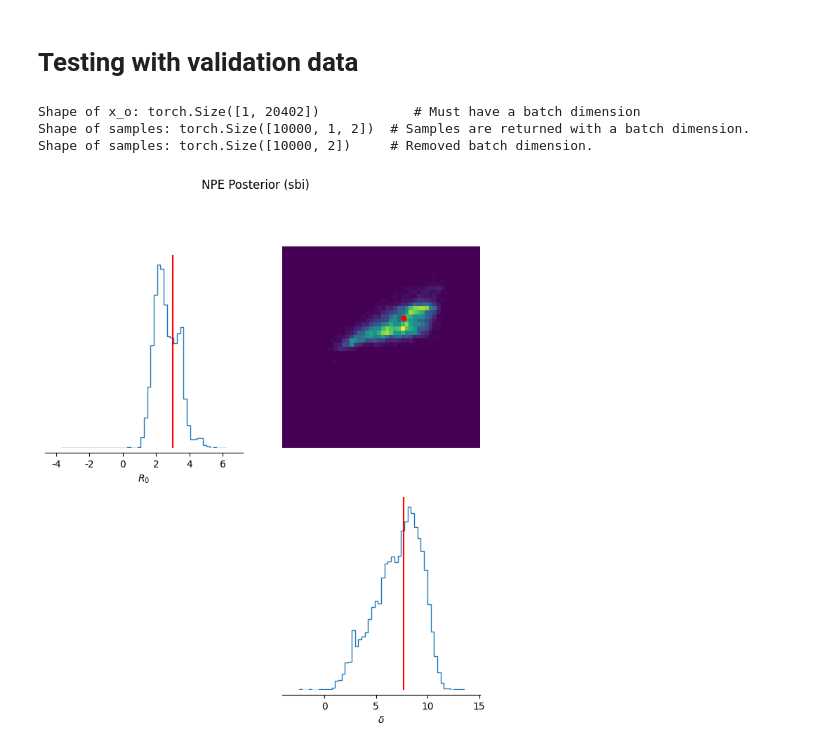
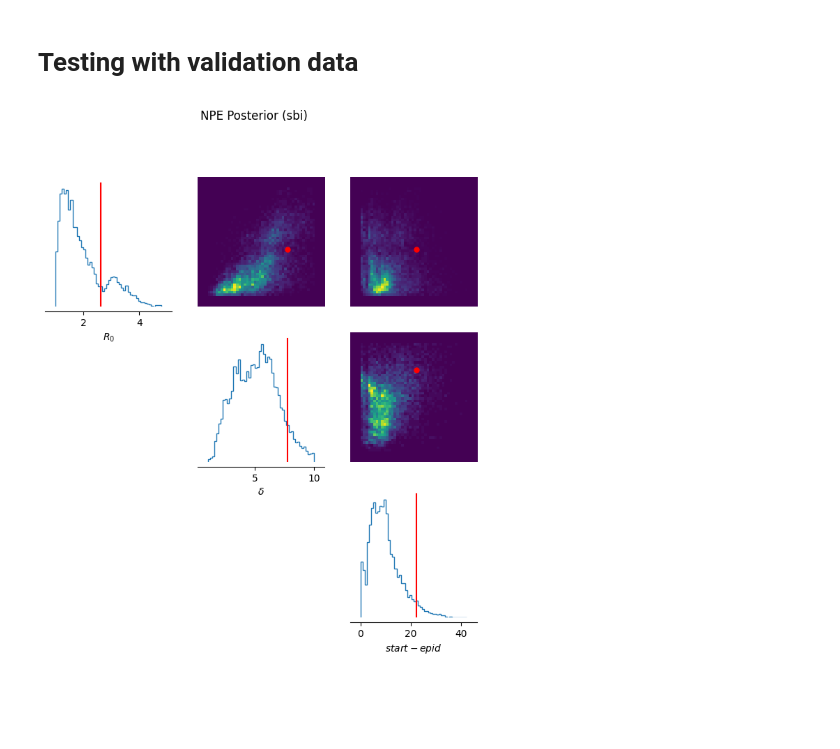
Before and after one commit to vgarot/sbi-hackathon-2026, a Jupyter notebook: models/sequence-alignments/Filippo.ipynb, the cells around one changed output. Saved outputs shown, nothing was run; the diff lists cells and outputs as text; code cells hidden in the pictures; blank space fills up the shorter version.

Commit message:
Working CNN on 3 parameters

```diff
--- a/models/sequence-alignments/Filippo.ipynb
+++ b/models/sequence-alignments/Filippo.ipynb
@@ -201,28 +233,24 @@ Training complete and memory cleaned!
+# %%
+posterior = DirectPosterior(density_estimator, prior)
 # %% [markdown]
 # Testing with training data
 # %%
 train_iter = iter(train_loader)
 batch = next(train_iter)
 
-x_o = torch.flatten(torch.as_tensor(batch[0][0], dtype=torch.float32), start_dim=1)
-theta_o = torch.as_tensor(batch[1], dtype=torch.float32)
+x_o = batch[0]
+theta_o = batch[1]
 
-print(f"Shape of x_o: {x_o.shape}            # Must have a batch dimension")
+print(f"x_o shape: {x_o.shape}, theta_o shape: {theta_o.shape}")
 
-samples = density_estimator.sample((10000,), condition=x_o).detach()
-print(
-    f"Shape of samples: {samples.shape}  # Samples are returned with a batch dimension."
-)
-
-samples = samples.squeeze(dim=1)
-print(f"Shape of samples: {samples.shape}     # Removed batch dimension.")
+samples = posterior.sample((10000,), x=x_o)
 
 # Visualize posterior with pairplot
-param_labels = [r"$R_0$", r"$\delta$"]
+param_labels = [r"$R_0$", r"$\delta$", r"$start-epid$"]
 
 fig, axes = pairplot(
     samples,
-    #limits=[[0.05, 0.15], [0.01, 0.03], [0.005, 0.03], [0.005, 0.15]],
+    # limits=[[0.05, 0.15], [0.01, 0.03], [0.005, 0.03], [0.005, 0.15]],
     labels=param_labels,
     figsize=(8, 8),
     points=theta_o,  # True parameters
@@ -239,37 +265,25 @@ Shape of samples: torch.Size([10000, 2])     # Removed batch dimension.
 # Testing with validation data
 # %%
 val_iter = iter(val_loader)
-batch = next(val_iter)
-batch = next(val_iter)
+for item in val_iter:
+    if(item[1][0][0] > 2):
+        batch = item
+        break
 
-x_o = torch.flatten(torch.as_tensor(batch[0][0], dtype=torch.float32), start_dim=1)
-theta_o = torch.as_tensor(batch[1], dtype=torch.float32)
+x_o = batch[0]
+theta_o = batch[1]
 
-print(f"Shape of x_o: {x_o.shape}            # Must have a batch dimension")
-
-samples = density_estimator.sample((10000,), condition=x_o).detach()
-print(
-    f"Shape of samples: {samples.shape}  # Samples are returned with a batch dimension."
-)
-
-samples = samples.squeeze(dim=1)
-print(f"Shape of samples: {samples.shape}     # Removed batch dimension.")
-
-# Visualize posterior with pairplot
-param_labels = [r"$R_0$", r"$\delta$"]
+samples = posterior.sample((10000,), x=x_o)
 
 fig, axes = pairplot(
     samples,
     #limits=[[0.05, 0.15], [0.01, 0.03], [0.005, 0.03], [0.005, 0.15]],
     labels=param_labels,
     figsize=(8, 8),
     points=theta_o,  # True parameters
     points_colors="r",
 )
 plt.suptitle("NPE Posterior (sbi)", y=1.02)
 plt.show()
 # %% [output]
-Shape of x_o: torch.Size([1, 20402])            # Must have a batch dimension
-Shape of samples: torch.Size([10000, 1, 2])  # Samples are returned with a batch dimension.
-Shape of samples: torch.Size([10000, 2])     # Removed batch dimension.
-[figure, old version]
+[figure, new version]
```
Also changed, not shown: parts of 7 cells of this notebook, 3 other files.
